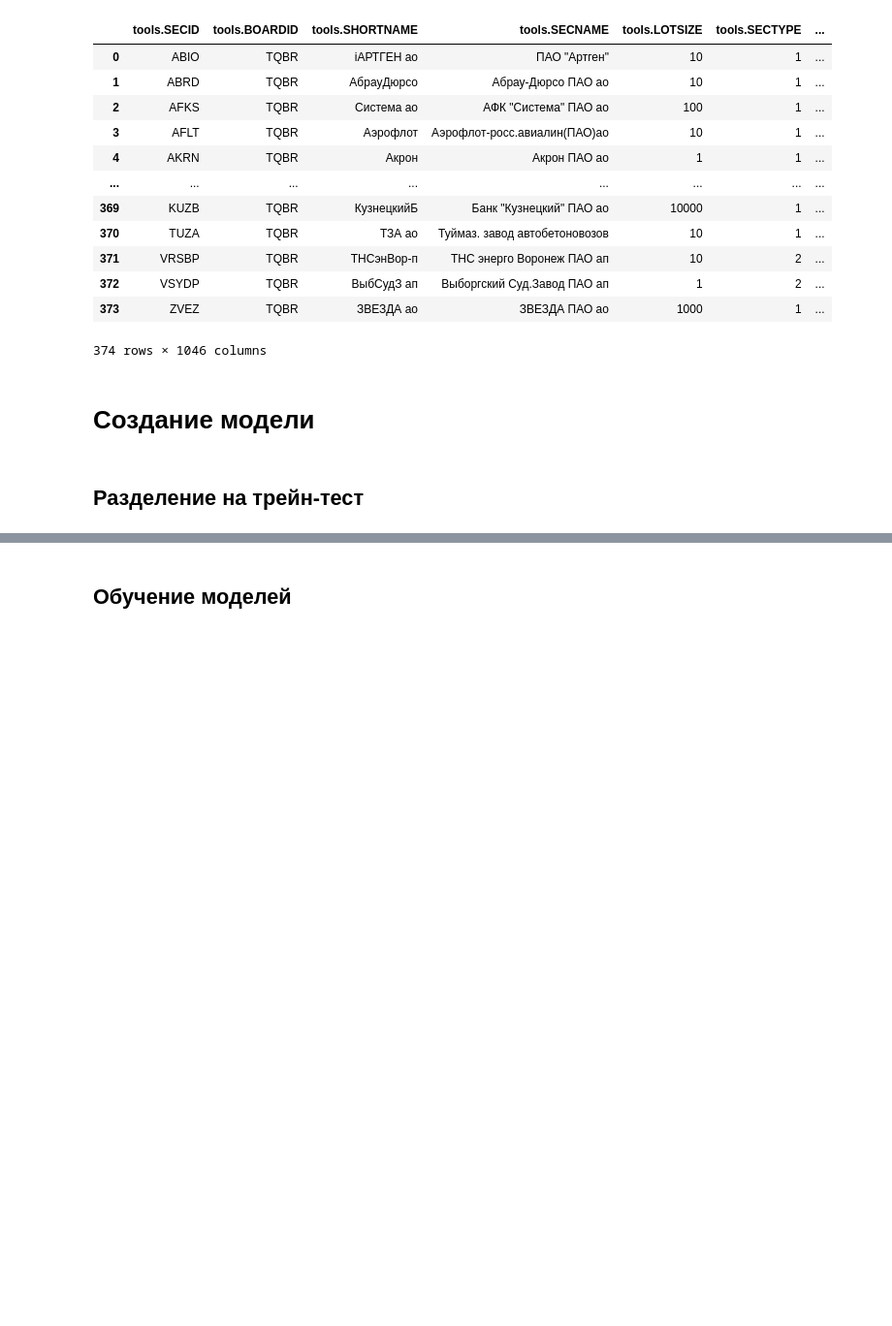
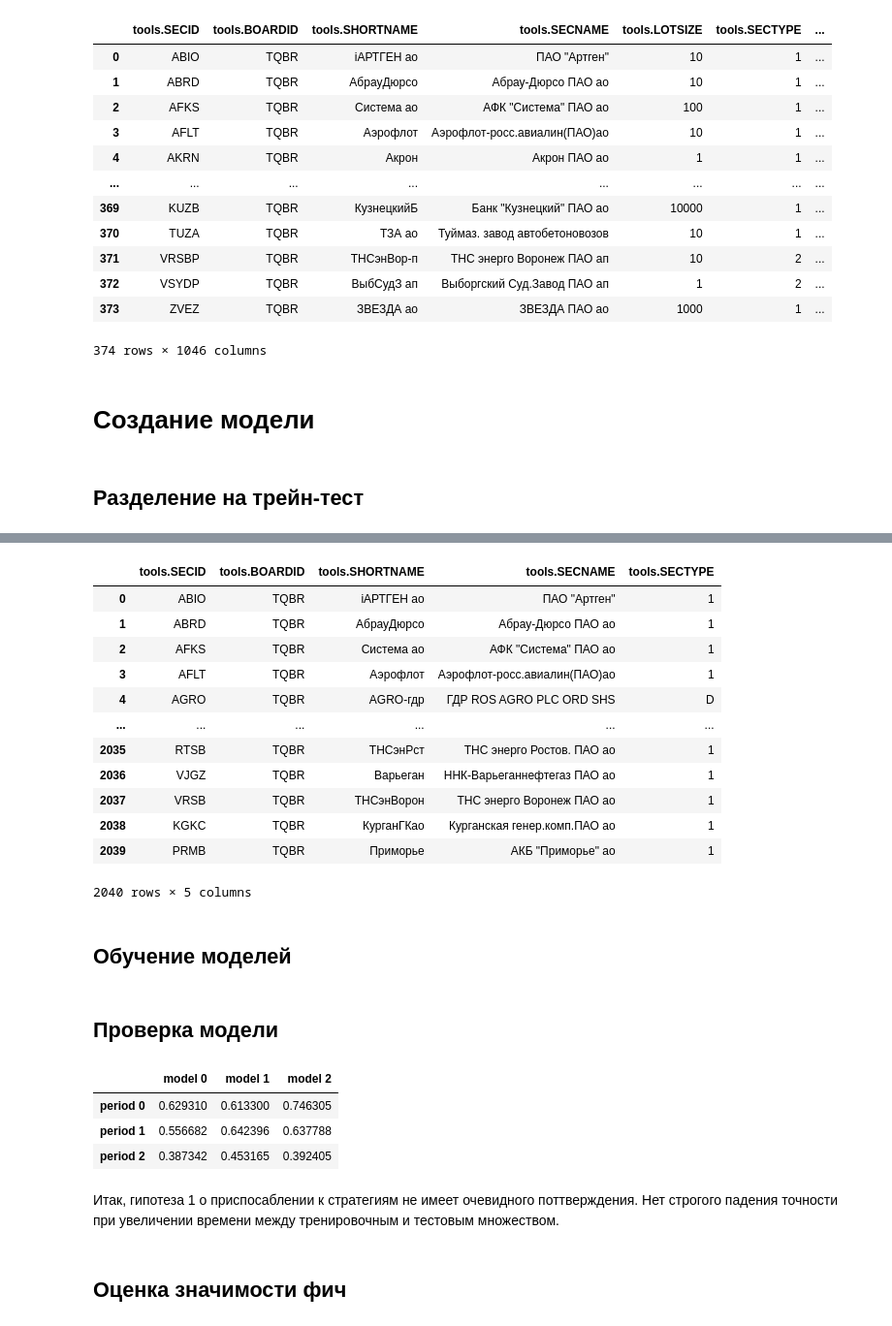
Before and after one commit to KirilinAM/prediction-of-quotations-by-classical-ML-methods, a Jupyter notebook: main.ipynb, the cells around one changed output, grey strips where cells are left out. Shown at 97% size. Drawn from its saved outputs; the diff is of its cells as text; code cells hidden in the pictures; blank space fills up the shorter version.

Commit message:
Тестирование моделей Вывод по 1 гипотезе

```diff
--- a/main.ipynb
+++ b/main.ipynb
@@ -159,6 +165,16 @@ df_text.head()
 def between(dates,fd,td):
     dates = pd.Series(dates)
     return (dates >= fd) & (dates <= td)
+
+def note_categorial_columns(df):
+    """
+    Отметка объектных столбцов как категориальных для использования в моделях
+    """
+    df = df.copy()
+    category_columns_flag = (df.dtypes == 'object').to_numpy() | (df.dtypes == 'category').to_numpy()
+    category_columns = df.columns[category_columns_flag]
+    df[category_columns] = df[category_columns].astype("category")
+    return df
 
 class Preparator():
     def __init__(self,):
@@ -264,8 +280,8 @@ class Preparator():
 
         N = len(df_cld)
         dfs = []
-        for i in range(N - DAY_DELTA + 1):
-            print(i)
+        for i in tqdm(range(N - DAY_DELTA + 1)):
+            # print(i)
             df_cld_period = (df_cld[i:i+DAY_DELTA]
                             .copy()
                             .reset_index(drop=True))
@@ -280,7 +296,10 @@ class Preparator():
             df_transform_period = self.transfrom_one_period(df_market_in_period,df_text_in_period,td_period)
             dfs.append(df_transform_period)
 
-        return pd.concat(dfs,ignore_index=True)
+        result = pd.concat(dfs,ignore_index=True)
+        result = note_categorial_columns(result)
+
+        return result
         # return df_text_in_period
 
 df_cld_test = (df_market['day_date']
@@ -420,2 +440,19 @@ train_Xy =
+# %%
+category_columns = (res[0].dtypes == 'object').to_numpy() | (res[0].dtypes == 'category').to_numpy()
+res[0].loc[:,category_columns].astype("category")
+# %% [output]
+|  | tools.SECID | tools.BOARDID | tools.SHORTNAME | tools.SECNAME | tools.SECTYPE |
+| 0 | ABIO | TQBR | iАРТГЕН ао | ПАО "Артген" | 1 |
+| 1 | ABRD | TQBR | АбрауДюрсо | Абрау-Дюрсо ПАО ао | 1 |
+| 2 | AFKS | TQBR | Система ао | АФК "Система" ПАО ао | 1 |
+| 3 | AFLT | TQBR | Аэрофлот | Аэрофлот-росс.авиалин(ПАО)ао | 1 |
+| 4 | AGRO | TQBR | AGRO-гдр | ГДР ROS AGRO PLC ORD SHS | D |
+| ... | ... | ... | ... | ... | ... |
+| 2035 | RTSB | TQBR | ТНСэнРст | ТНС энерго Ростов. ПАО ао | 1 |
+| 2036 | VJGZ | TQBR | Варьеган | ННК-Варьеганнефтегаз ПАО ао | 1 |
+| 2037 | VRSB | TQBR | ТНСэнВорон | ТНС энерго Воронеж ПАО ао | 1 |
+| 2038 | KGKC | TQBR | КурганГКао | Курганская генер.комп.ПАО ао | 1 |
+| 2039 | PRMB | TQBR | Приморье | АКБ "Приморье" ао | 1 |
+2040 rows × 5 columns
 # %% [markdown]
 ## Обучение моделей
@@ -421,0 +464,2 @@ train_Xy =
+# %% [markdown]
+## Проверка модели
@@ -421,0 +474,21 @@ train_Xy =
+# %%
+# Подсчет оценки предсказаний моделей на периодах
+scores = pd.DataFrame()
+for i,model_name in enumerate(y_preds.keys()):
+    model = y_preds[model_name]
+    for j,period_name in enumerate(model.keys()):
+        y_pred = model[period_name]
+        _,y = test_Xy[j]
+        y = y.to_numpy()
+        # print(y)
+        scores.loc[period_name,model_name] = accuracy_score(y,y_pred)
+scores
+# %% [output]
+|  | model 0 | model 1 | model 2 |
+| period 0 | 0.629310 | 0.613300 | 0.746305 |
+| period 1 | 0.556682 | 0.642396 | 0.637788 |
+| period 2 | 0.387342 | 0.453165 | 0.392405 |
+# %% [markdown]
+Итак, гипотеза 1 о приспосаблении к стратегиям не имеет очевидного поттверждения. Нет строгого падения точности при увеличении времени между тренировочным и тестовым множеством.
+# %% [markdown]
+## Оценка значимости фич
```
Also changed, not shown: parts of 7 cells of this notebook.
